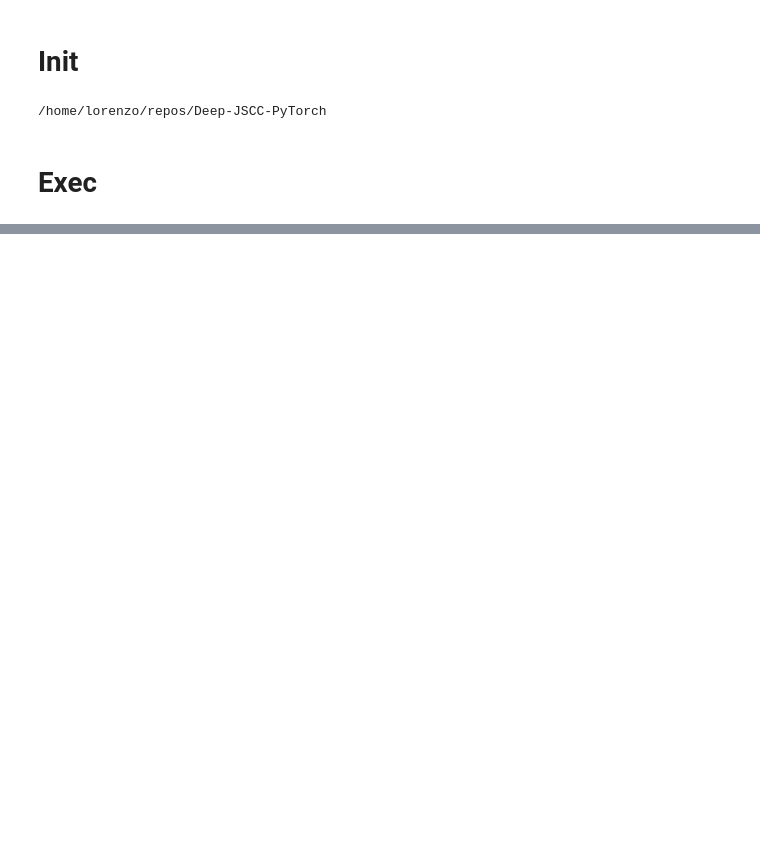
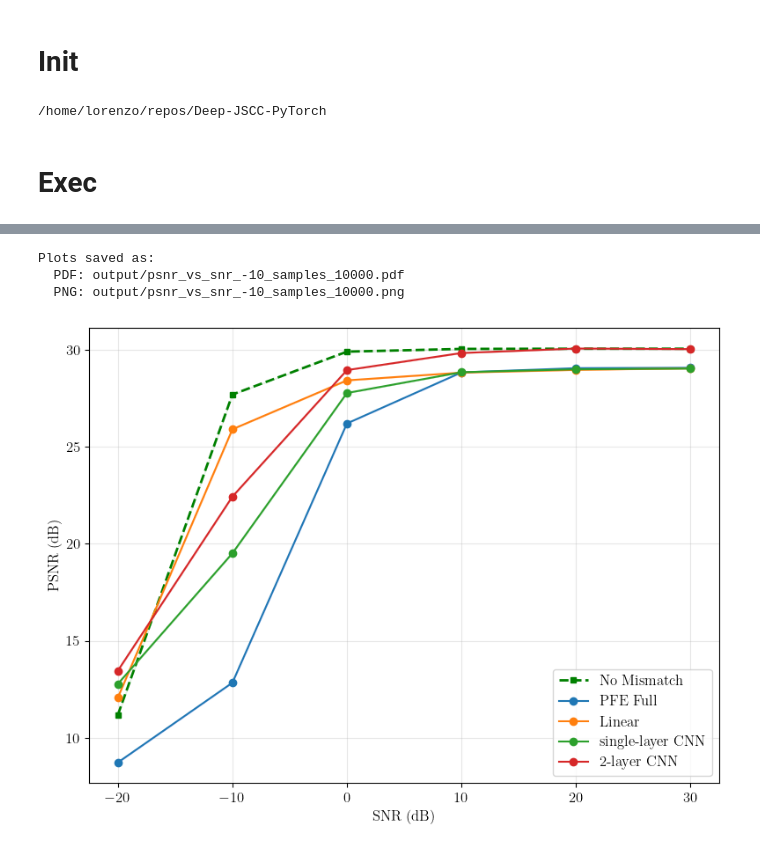
Before and after one commit to LorenzoPannacci/DJSCC-Semantic-Equalization, a Jupyter notebook: alignment/curves.ipynb, the cells around one changed output, grey strips where cells are left out. Drawn from its saved outputs; the diff is of its cells as text; code cells hidden in the pictures; blank space fills up the shorter version.

```diff
--- a/alignment/curves.ipynb
+++ b/alignment/curves.ipynb
@@ -364,0 +366,9 @@ Plots saved as:
+# %%
+plot_psnr_vs_snr_analysis(resolution=96, snr_ae=-10, target_sample_count=10000, seeds=[42],
+                          types=["linear", "conv", "twoconv"],
+                          snr_values=[-20, -10, 0, 10, 20, 30])
+# %% [output]
+Plots saved as:
+  PDF: output/psnr_vs_snr_-10_samples_10000.pdf
+  PNG: output/psnr_vs_snr_-10_samples_10000.png
+[figure, added]
```
Also changed, not shown: parts of 10 cells of this notebook, 4 other files.
